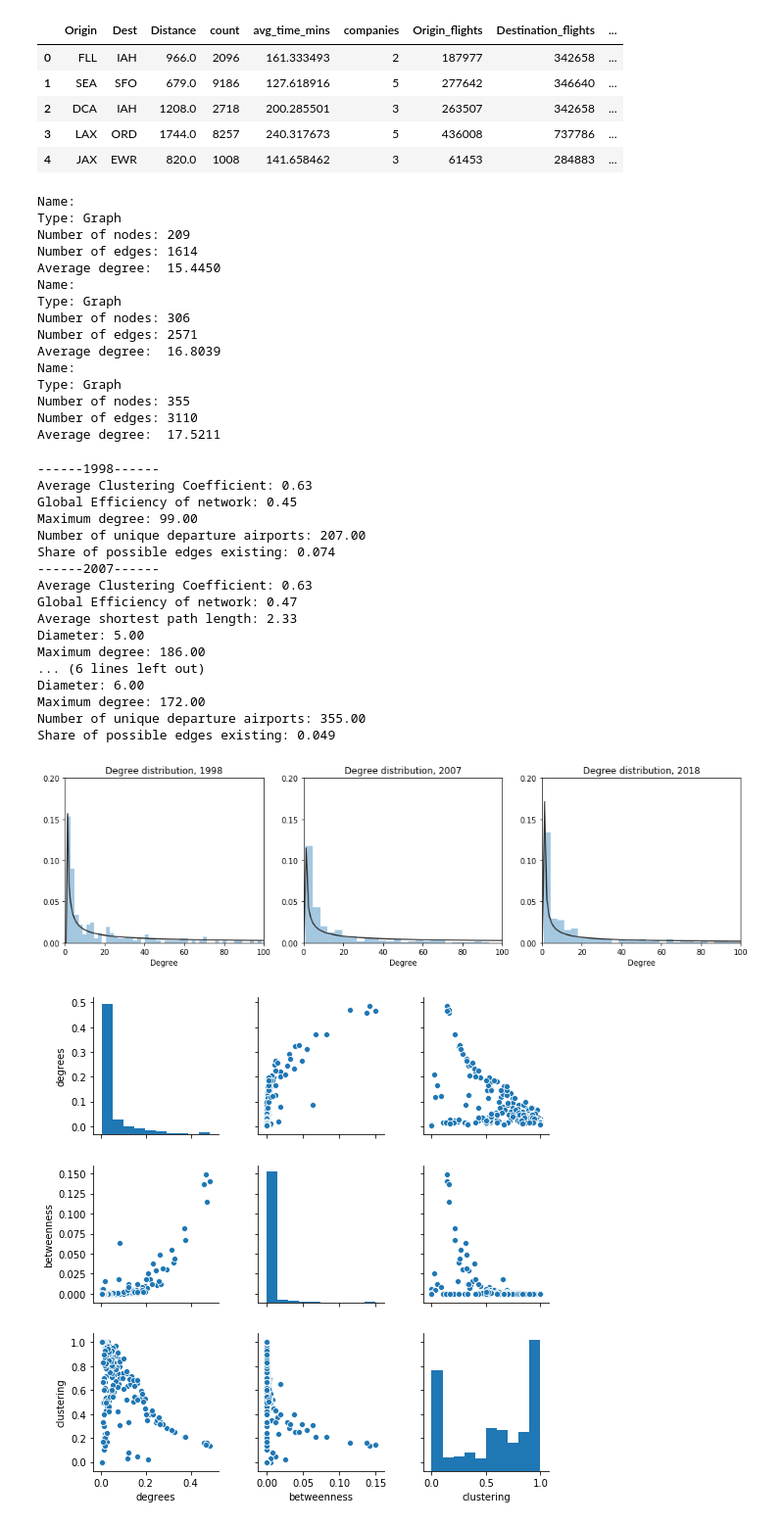
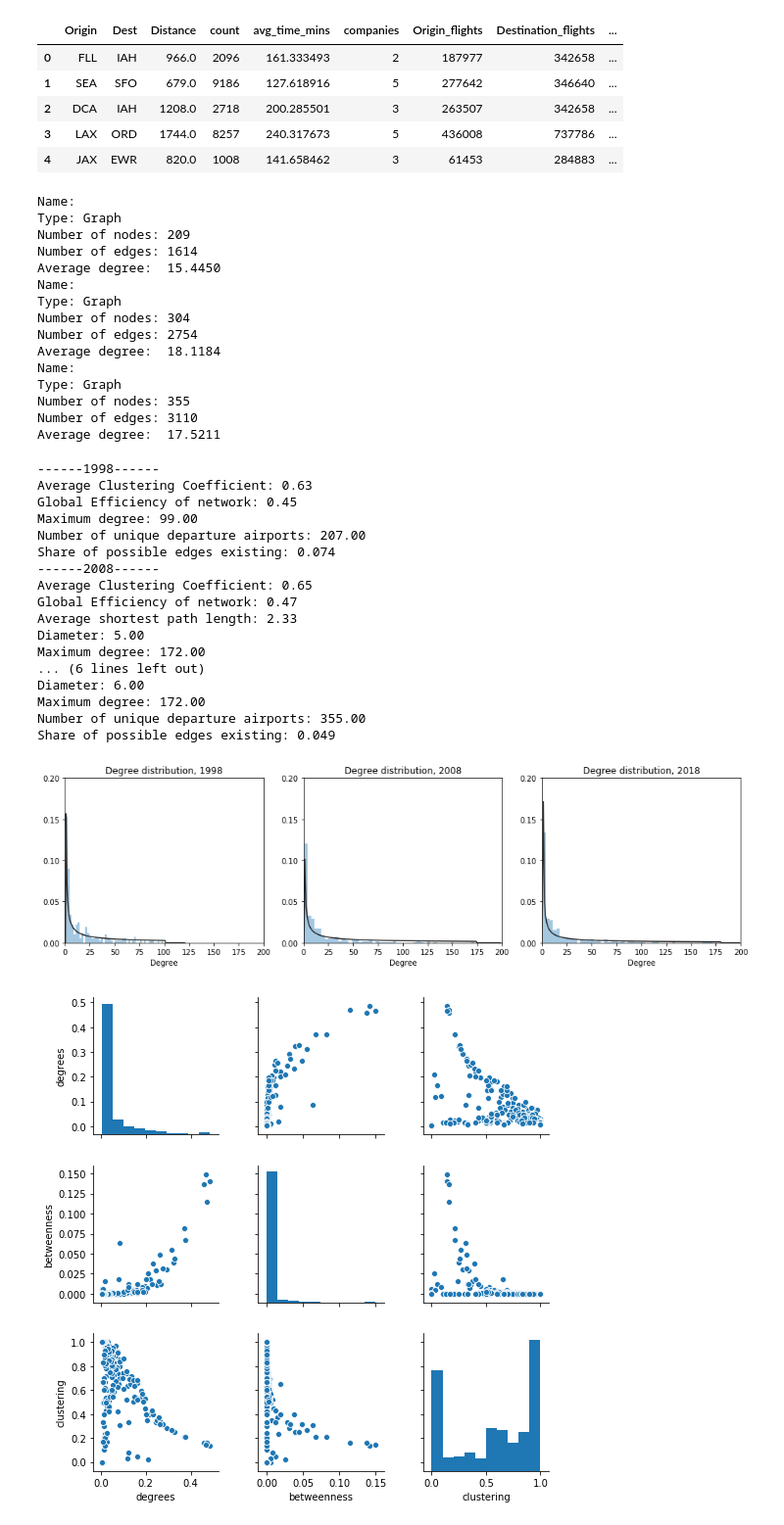
Before and after one commit to Morten-Esketveit/TSDS-gruppe-2019, a Jupyter notebook: Exam/Descriptive_Statistics.ipynb, the cells around one changed output. Shown at 98% size. Drawn from its saved outputs; the diff is of its cells as text; code cells hidden in the pictures.

```diff
--- a/Exam/Descriptive_Statistics.ipynb
+++ b/Exam/Descriptive_Statistics.ipynb
@@ -15,9 +15,9 @@ import networkx as nx
 import seaborn as sns
 from scipy.stats import powerlaw
 # %%
-# Import data for each of the three years (1998, 2007, 2018)
+# Import data for each of the three years (1998, 2008, 2018)
 FlightsNx98 = pd.read_pickle("Data/FlightsNx98.pkl")
-FlightsNx07 = pd.read_pickle("Data/FlightsNx07.pkl")
+FlightsNx08 = pd.read_pickle("Data/FlightsNx08.pkl")
 FlightsNx18 = pd.read_pickle("Data/FlightsNx18.pkl")
 # %%
 # Show data-structure. The structure is similar across years.
@@ -32,12 +32,12 @@ FlightsNx18.head()
 # %%
 # Define networks for each year
 net1998 = nx.from_pandas_edgelist(FlightsNx98, source = "Origin", target = "Dest", edge_attr = True)
-net2007 = nx.from_pandas_edgelist(FlightsNx07, source = "Origin", target = "Dest", edge_attr = True)
+net2008 = nx.from_pandas_edgelist(FlightsNx08, source = "Origin", target = "Dest", edge_attr = True)
 net2018 = nx.from_pandas_edgelist(FlightsNx18, source = "Origin", target = "Dest", edge_attr = True)
 # %%
 # Basic information on each network:
 print(nx.info(net1998))
-print(nx.info(net2007))
+print(nx.info(net2008))
 print(nx.info(net2018))
 # %% [output]
 Name:
@@ -47,9 +47,9 @@ Number of edges: 1614
 Average degree:  15.4450
 Name:
 Type: Graph
-Number of nodes: 306
-Number of edges: 2571
-Average degree:  16.8039
+Number of nodes: 304
+Number of edges: 2754
+Average degree:  18.1184
 Name:
 Type: Graph
 Number of nodes: 355
@@ -66,14 +66,14 @@ print("Maximum degree: {:.2f}".format(max(dict(net1998.degree()).values())))
 print('Number of unique departure airports: {:.2f}'.format(FlightsNx98.Origin.nunique()))
 print("Share of possible edges existing: {:.3f}".format(len(net1998.edges)/(len(net1998.nodes)*(len(net1998.nodes)-1)*(1/2))))
 
-print("------2007------")
-print("Average Clustering Coefficient: {:.2f}".format(nx.average_clustering(net2007)))
-print("Global Efficiency of network: {:.2f}".format(nx.global_efficiency(net2007)))
-print("Average shortest path length: {:.2f}".format(nx.average_shortest_path_length(net2007)))
-print("Diameter: {:.2f}".format(nx.diameter(net2007)))
-print("Maximum degree: {:.2f}".format(max(dict(net2007.degree()).values())))
-print('Number of unique departure airports: {:.2f}'.format(FlightsNx07.Origin.nunique()))
-print("Share of possible edges existing: {:.3f}".format(len(net2007.edges)/(len(net2007.nodes)*(len(net2007.nodes)-1)*(1/2))))
+print("------2008------")
+print("Average Clustering Coefficient: {:.2f}".format(nx.average_clustering(net2008)))
+print("Global Efficiency of network: {:.2f}".format(nx.global_efficiency(net2008)))
+print("Average shortest path length: {:.2f}".format(nx.average_shortest_path_length(net2008)))
+print("Diameter: {:.2f}".format(nx.diameter(net2008)))
+print("Maximum degree: {:.2f}".format(max(dict(net2008.degree()).values())))
+print('Number of unique departure airports: {:.2f}'.format(FlightsNx08.Origin.nunique()))
+print("Share of possible edges existing: {:.3f}".format(len(net2008.edges)/(len(net2008.nodes)*(len(net2008.nodes)-1)*(1/2))))
 
 print("------2018------")
 print("Average Clustering Coefficient: {:.2f}".format(nx.average_clustering(net2018)))
@@ -90,12 +90,12 @@ Global Efficiency of network: 0.45
 Maximum degree: 99.00
 Number of unique departure airports: 207.00
 Share of possible edges existing: 0.074
-------2007------
-Average Clustering Coefficient: 0.63
+------2008------
+Average Clustering Coefficient: 0.65
 Global Efficiency of network: 0.47
 Average shortest path length: 2.33
 Diameter: 5.00
-Maximum degree: 186.00
+Maximum degree: 172.00
 ... (6 lines left out)
 Diameter: 6.00
 Maximum degree: 172.00
@@ -104,32 +104,32 @@ Share of possible edges existing: 0.049
 # %%
 # Plotting degree distributions
 fig, ax = plt.subplots(figsize = (16,4))
 
 plt.subplot(131)
 plt.title("Degree distribution, 1998")
 sns.distplot(list(dict(net1998.degree).values()), bins = 50, kde = False, fit = powerlaw)
 plt.xlabel("Degree")
 plt.yticks([0, 0.05, 0.1, 0.15, 0.2])
 plt.ylim(0,.2)
 plt.xlim(0,200)
 
 plt.subplot(132)
-plt.title("Degree distribution, 2007")
-sns.distplot(list(dict(net2007.degree).values()), bins = 50, kde = False, fit = powerlaw)
+plt.title("Degree distribution, 2008")
+sns.distplot(list(dict(net2008.degree).values()), bins = 50, kde = False, fit = powerlaw)
 plt.xlabel("Degree")
 plt.yticks([0, 0.05, 0.1, 0.15, 0.2])
 plt.ylim(0,.2)
 plt.xlim(0,200)
 
 plt.subplot(133)
 plt.title("Degree distribution, 2018")
 sns.distplot(list(dict(net2018.degree).values()), bins = 50, kde = False, fit = powerlaw)
 plt.xlabel("Degree")
 plt.yticks([0, 0.05, 0.1, 0.15, 0.2])
 plt.ylim(0,.2)
 plt.xlim(0,200)
 
 # plt.savefig(fname = "Figures/degree_distributionv2.png", bbox_inches = "tight")
 plt.show()
 # %% [output]
-[figure, old version]
+[figure, new version]
```
Also changed, not shown: parts of 1 cell of this notebook, 12 other files.
